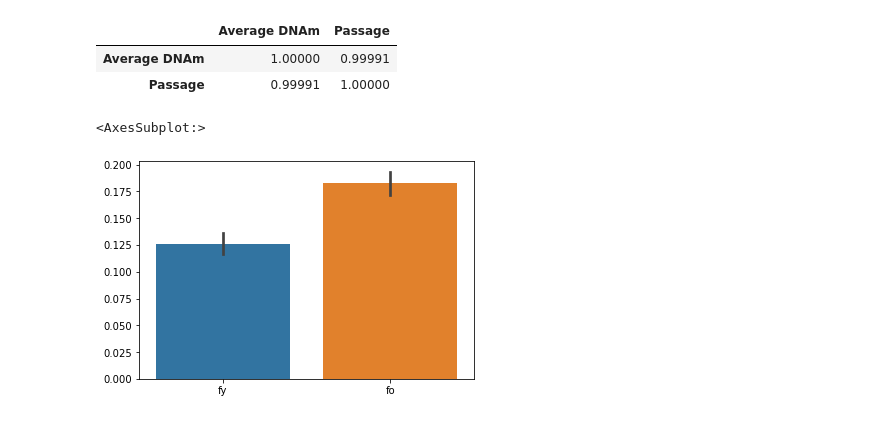
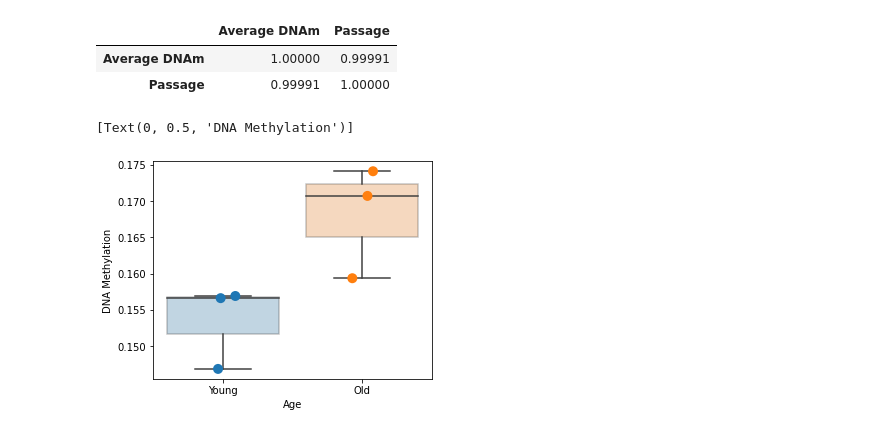
Before and after one commit to moqri/emi, a Jupyter notebook: com.ipynb, the cells around one changed output. Cells and saved outputs as stored; diff of their text form; code cells hidden in the pictures.

```diff
--- a/com.ipynb
+++ b/com.ipynb
@@ -177,8 +178,8 @@ for s in ['s','f','t']:
         h[s+n]=h.apply(lambda x: bw.stats(x['ch'],x['b'],x['e'],'mean',exact=True)[0],axis=1)
     h[s+'d']=h[s+'o']-h[s+'y']
 # %%
-h.loc[h.ez>100,'ezg']='>100'
-h.loc[(h.ez>10)&(h.ez<100),'ezg']='10-100'
-h.loc[h.ez<10,'ezg']='<10'
+h.loc[h.ez>100,'ezg']='High'
+h.loc[(h.ez>10)&(h.ez<100),'ezg']='Moderate'
+h.loc[h.ez<10,'ezg']='Low'
 # %%
 pl=h[['ezg','ty','to']].melt('ezg')
@@ -206,6 +210,12 @@ for sn in sep:
     path='data/meth/s/'+sn+'.bw'
     bw=pyBigWig.open(path)
     h[sn]=h.apply(lambda x: bw.stats(x['ch'],x['b'],x['e'],'mean',exact=True)[0],axis=1)
+# %%
+fyo=['Young-381','Young-400','Young-498','Old-247','Old-602','Old-725']
+for sn in fs:
+    path='data/meth/f/yo/'+sn+'.bw'
+    bw=pyBigWig.open(path)
+    h[sn]=h.apply(lambda x: bw.stats(x['ch'],x['b'],x['e'],'mean',exact=True)[0],axis=1)
 # %%
 hz=h[h.ez>100].copy()
 print(len(hz),len(hz[hz.td>0]))
@@ -255,5 +262,11 @@ sns.scatterplot(data=p,x='Age',y='Average DNAm',hue='Condition',hue_order=['Sun-
-# %%
-sns.barplot(data=hz[['fy','fo']])
-# %% [output]
-<AxesSubplot:>
-[figure, removed]
+# %%
+p=pd.DataFrame(hz[fyo].mean())
+p['Age']=3*['Young']+3*['Old']
+#p.columns=['Average DNAm','Passage']#,'Condition','Individual']
+fig, ax = plt.subplots(figsize=(5,4))
+ax=sns.boxplot(data=p,x='Age',y=0,boxprops=dict(alpha=.3))
+ax=sns.stripplot(data=p,x='Age',y=0,marker=".",size=20)
+ax.set( ylabel='DNA Methylation')
+# %% [output]
+[Text(0, 0.5, 'DNA Methylation')]
+[figure, added]
```
Also changed, not shown: parts of 15 cells of this notebook, 4 other files.
